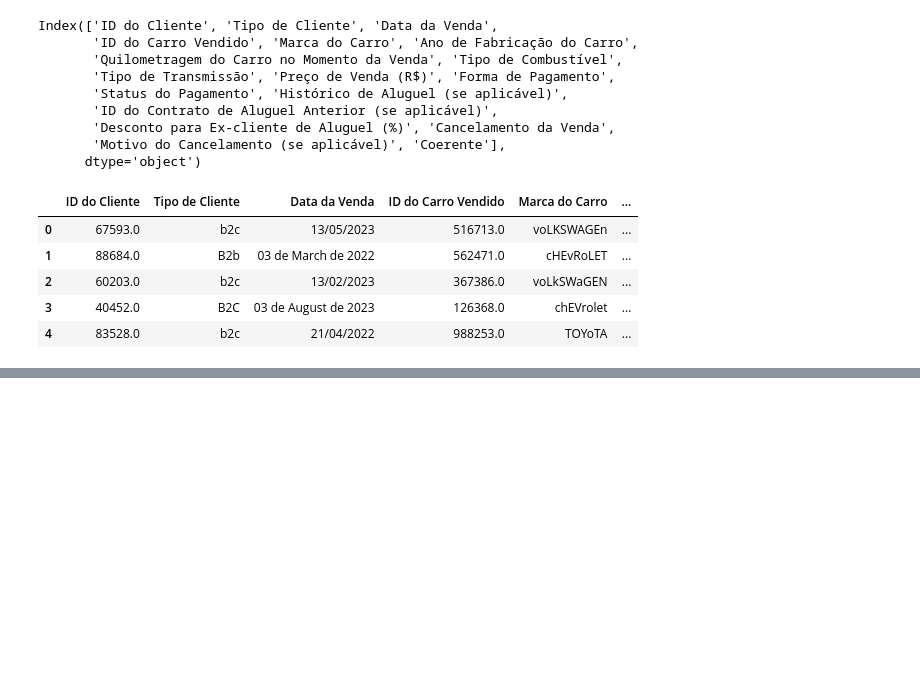
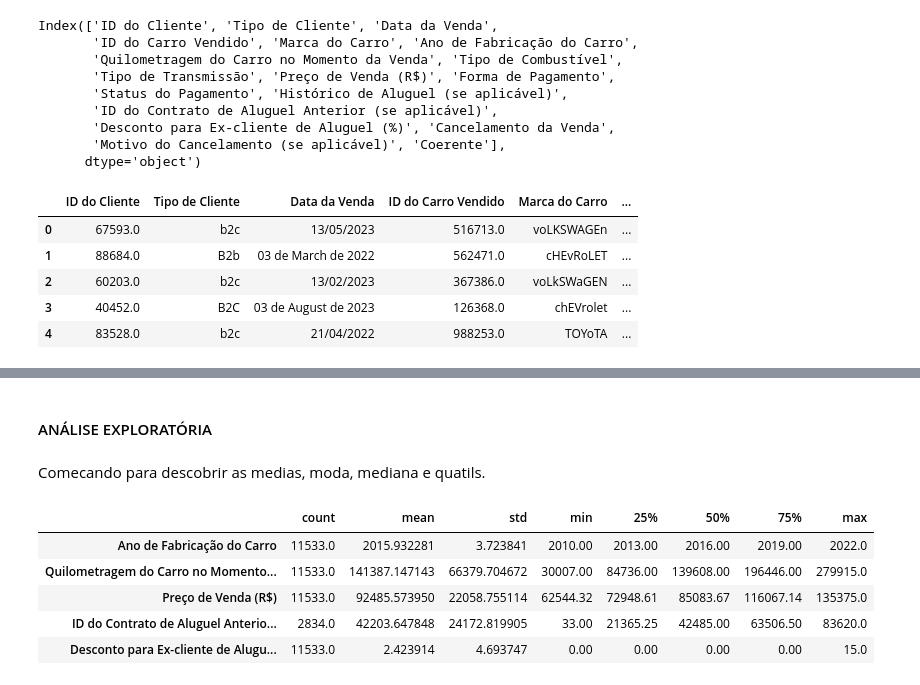
Before and after one commit to Henrique-Albuquerque2/PS-IJR-Grupo10, a Jupyter notebook: AnaliseVendas.ipynb, the cells around one changed output, grey strips where cells are left out. Cells and saved outputs as stored; diff of their text form; code cells hidden in the pictures; blank space fills up the shorter version.

```diff
--- a/AnaliseVendas.ipynb
+++ b/AnaliseVendas.ipynb
@@ -64,0 +235,10 @@ Name: ID do Contrato de Aluguel Anterior (se aplicável), Length: 5367, dtype: i
+# %%
+# Correctly filter rows where 'Cancelamento da Venda' is 'sim'
+db_alterado["Cancelamento da Venda"] = db_alterado.loc[db_alterado["Cancelamento da Venda"] != "sim", "Cancelamento da Venda"]
+
+db_alterado.dropna(subset=["Cancelamento da Venda"], inplace=True)
+
+
+display(db_alterado['Cancelamento da Venda'])
+
+db_alterado.shape
@@ -64,0 +269,23 @@ Name: ID do Contrato de Aluguel Anterior (se aplicável), Length: 5367, dtype: i
+# %%
+
+db_alterado['Tipo de Combustível'] = db_alterado['Tipo de Combustível'].replace({
+    'elétrico': 'eletrico',
+    'híbrido': 'hibrido'
+})
+
+db_alterado['Forma de Pagamento'] = db_alterado['Forma de Pagamento'].replace({
+    'cartao de crédito': 'cartao de credito',
+    'cartão de credito': 'cartao de credito',
+    'cartão de crédito': 'cartao de credito',
+    'transferência bancária' : 'transferencia bancaria'
+})
+
+db_alterado['Histórico de Aluguel (se aplicável)'] = db_alterado['Histórico de Aluguel (se aplicável)'].replace({
+    'n': 'nao',
+    'não': 'nao'
+})
+
+db_alterado['Cancelamento da Venda'] = db_alterado['Cancelamento da Venda'].replace({
+    'n': 'nao',
+    'não':'nao'
+})
@@ -64,0 +336,13 @@ Name: ID do Contrato de Aluguel Anterior (se aplicável), Length: 5367, dtype: i
+# %% [markdown]
+#### ANÁLISE EXPLORATÓRIA
+# %% [markdown]
+Comecando para descobrir as medias, moda, mediana e quatils.
+# %%
+db_alterado.describe().transpose()
+# %% [output]
+|  | count | mean | std | min | 25% | 50% | 75% | max |
+| Ano de Fabricação do Carro | 11533.0 | 2015.932281 | 3.723841 | 2010.00 | 2013.00 | 2016.00 | 2019.00 | 2022.0 |
+| Quilometragem do Carro no Momento... | 11533.0 | 141387.147143 | 66379.704672 | 30007.00 | 84736.00 | 139608.00 | 196446.00 | 279915.0 |
+| Preço de Venda (R$) | 11533.0 | 92485.573950 | 22058.755114 | 62544.32 | 72948.61 | 85083.67 | 116067.14 | 135375.0 |
+| ID do Contrato de Aluguel Anterio... | 2834.0 | 42203.647848 | 24172.819905 | 33.00 | 21365.25 | 42485.00 | 63506.50 | 83620.0 |
+| Desconto para Ex-cliente de Alugu... | 11533.0 | 2.423914 | 4.693747 | 0.00 | 0.00 | 0.00 | 0.00 | 15.0 |
```
Also changed, not shown: parts of 81 cells of this notebook.
